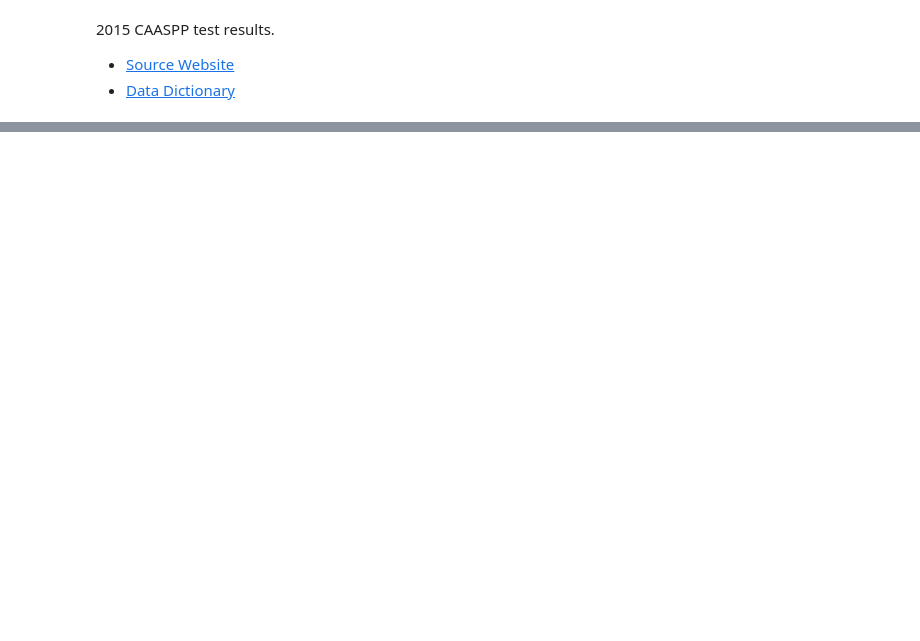
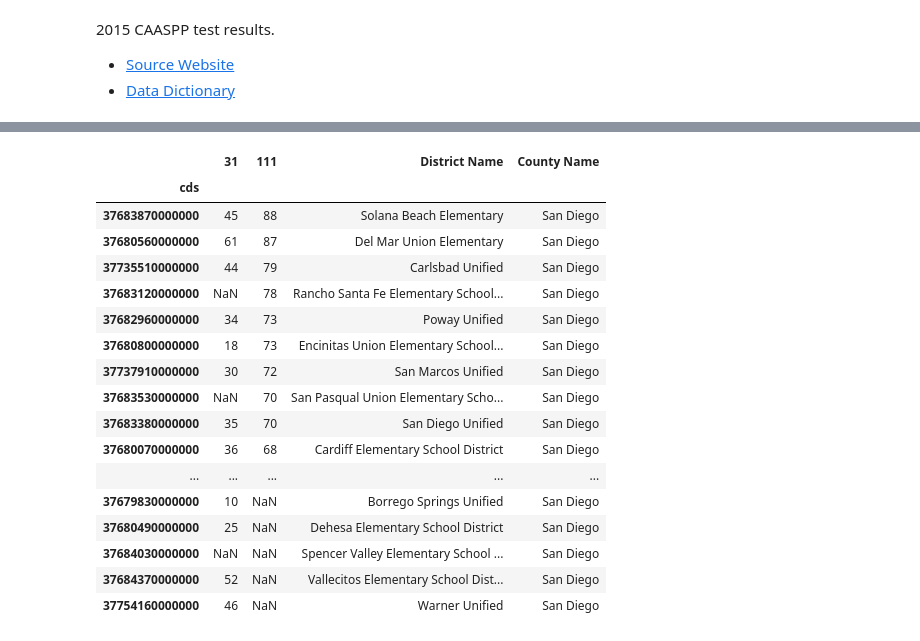
Before and after one commit to sandiegodata-projects/333-CAASPP, a Jupyter notebook: eric/Districts.ipynb, the cells around one changed output, grey strips where cells are left out. Drawn from its saved outputs; the diff is of its cells as text; code cells hidden in the pictures; blank space fills up the shorter version.

```diff
--- a/eric/Districts.ipynb
+++ b/eric/Districts.ipynb
@@ -196,0 +7,28 @@ KeyboardInterrupt:
+# %%
+%matplotlib inline
+import numpy as np
+import matplotlib as mpl
+import pandas as pd
+df = pd.read_csv('../ca2015_all_csv_v1.txt', na_values='*'  )
+ent = pd.read_csv('../ca2015entities_csv.txt')
+
+df = df[df['Test Id'] == 1]
+
+def f(x):
+    return "{:02d}{:05d}{:07d}".format(x['County Code'],x['District Code'],x['School Code'])
+
+df['cds'] = df.apply(f, axis=1)
+ent['cds'] = ent.apply(f, axis=1)
+ent.set_index('cds',inplace = True)
+
+county_names = ent['County Name']
+school_names = ent['School Name']
+district_names = ent[['District Name', 'County Name']]
+
+race_eth_subgroups = [200,202,203,204,206]+[220, 222, 223, 224, 226]
+race_eth_names = ['BlackED', 'AsianED', 'FilipinoED' , 'LatinoED', 'WhiteED',
+                    'BlackP', 'AsianP', 'FilipinoP' , 'LatinoP', 'WhiteP']
+
+
+subgroups = pd.read_csv('../Subgroups.txt', header=None, names = ['subgroup_id','subgroup_name','category'],
+                       index_col = 0)
@@ -196,0 +94,23 @@ KeyboardInterrupt:
+# %%
+ed = district[district.subgroup.isin((31,111)) & (district.county == 37)]
+pd.pivot_table(ed[district.pct_msa != 0],index='cds', columns='subgroup', values='pct_msa')\
+.join(district_names,how='left', rsuffix='_r').sort(111, ascending=False)
+# %% [output]
+|  | 31 | 111 | District Name | County Name |
+| cds |  |  |  |  |
+| 37683870000000 | 45 | 88 | Solana Beach Elementary | San Diego |
+| 37680560000000 | 61 | 87 | Del Mar Union Elementary | San Diego |
+| 37735510000000 | 44 | 79 | Carlsbad Unified | San Diego |
+| 37683120000000 | NaN | 78 | Rancho Santa Fe Elementary School... | San Diego |
+| 37682960000000 | 34 | 73 | Poway Unified | San Diego |
+| 37680800000000 | 18 | 73 | Encinitas Union Elementary School... | San Diego |
+| 37737910000000 | 30 | 72 | San Marcos Unified | San Diego |
+| 37683530000000 | NaN | 70 | San Pasqual Union Elementary Scho... | San Diego |
+| 37683380000000 | 35 | 70 | San Diego Unified | San Diego |
+| 37680070000000 | 36 | 68 | Cardiff Elementary School District | San Diego |
+| ... | ... | ... | ... | ... |
+| 37679830000000 | 10 | NaN | Borrego Springs Unified | San Diego |
+| 37680490000000 | 25 | NaN | Dehesa Elementary School District | San Diego |
+| 37684030000000 | NaN | NaN | Spencer Valley Elementary School ... | San Diego |
+| 37684370000000 | 52 | NaN | Vallecitos Elementary School Dist... | San Diego |
+| 37754160000000 | 46 | NaN | Warner Unified | San Diego |
```
Also changed, not shown: parts of 45 cells of this notebook.
